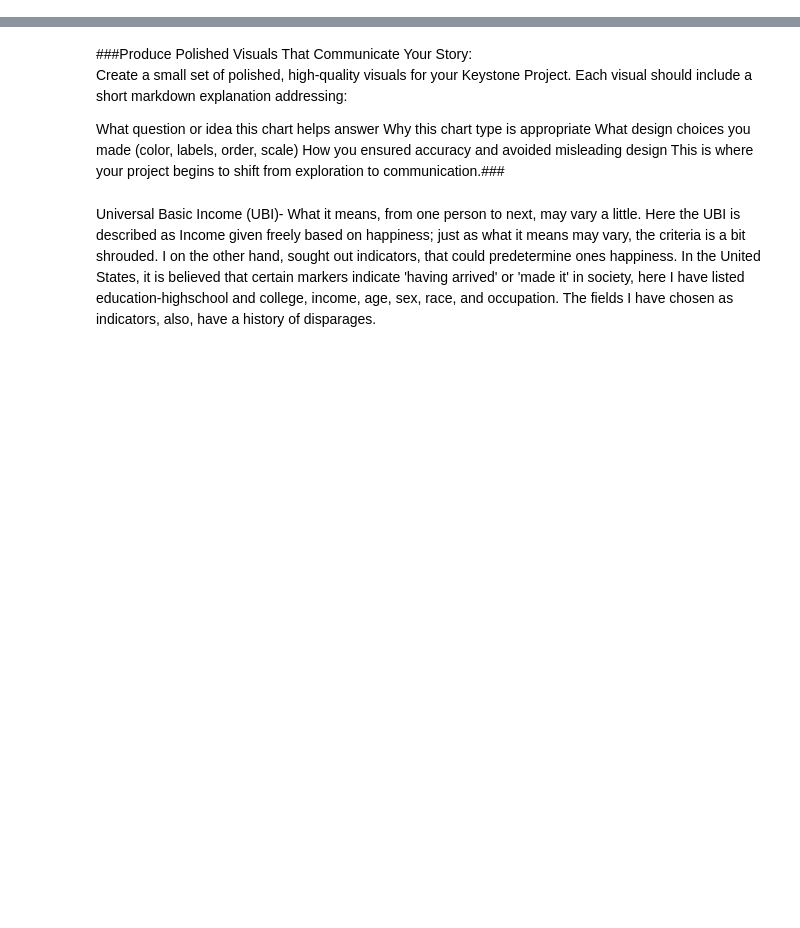
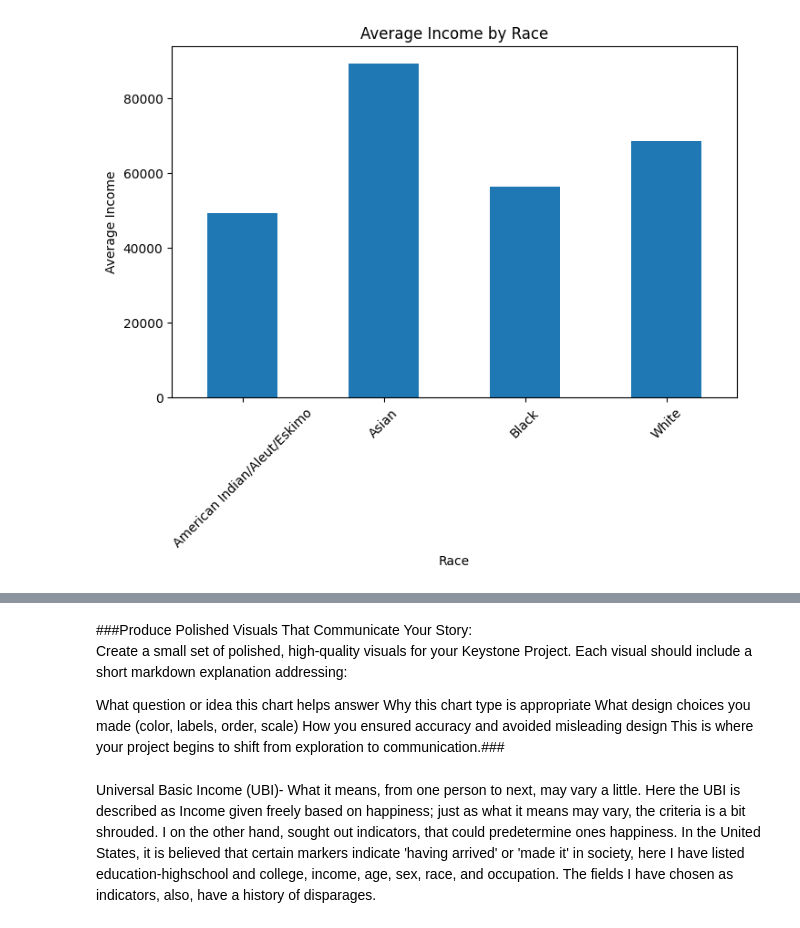
Before and after one commit to 2BLB/UBIAnalysis, a Jupyter notebook: visuals_ubi.ipynb, the cells around one changed output, grey strips where cells are left out. Drawn from its saved outputs; the diff is of its cells as text; code cells hidden in the pictures; blank space fills up the shorter version.

```diff
--- a/visuals_ubi.ipynb
+++ b/visuals_ubi.ipynb
@@ -0,0 +126,24 @@
+# %%
+#Average income by race
+
+comparison_df.groupby('RACE_LABEL')['INCWAGE'].mean()
+
+avg_race_income = (
+    comparison_df
+    .groupby('RACE_LABEL')['INCWAGE']
+    .mean()
+)
+
+plt.figure(figsize=(8,5))
+
+avg_race_income.plot(kind='bar')
+
+plt.title('Average Income by Race')
+plt.xlabel('Race')
+plt.ylabel('Average Income')
+
+plt.xticks(rotation=45)
+
+plt.show()
+# %% [output]
+[figure, added]
```
Also changed, not shown: parts of 16 cells of this notebook.
